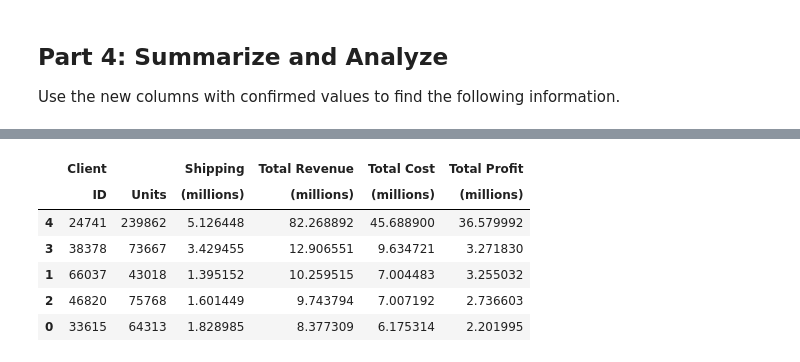
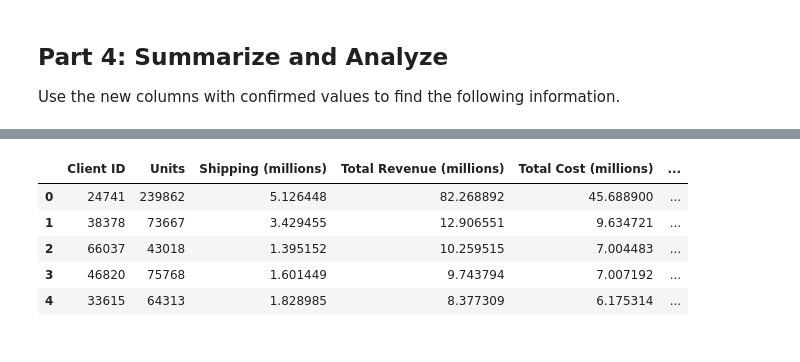
Before and after one commit to Larry-444/pandas-challenge-1, a Jupyter notebook: wholesale_data_analysis_starter_code.ipynb, the cells around one changed output, grey strips where cells are left out. Cells and saved outputs as stored; diff of their text form; code cells hidden in the pictures.

```diff
--- a/wholesale_data_analysis_starter_code.ipynb
+++ b/wholesale_data_analysis_starter_code.ipynb
@@ -130,6 +125,6 @@ print(total_units_ordered)
 Do we know that this client spent the more money than client 66037? If not, how would we find out? Transform the data using the steps below to prepare it for analysis.
 # %%
 # Create a column that calculates the subtotal for each line using the unit_price and the qty
-df['line_subtotal'] = df['unit_price'] * df['qty']
-print(df[['unit_price', 'qty', 'line_subtotal']].head(2))
+client_data_df['line_subtotal'] = client_data_df['unit_price'] * client_data_df['qty']
+client_data_df[['unit_price', 'qty', 'line_subtotal']].head(2)
 # %% [output]
@@ -139,6 +134,6 @@ print(df[['unit_price', 'qty', 'line_subtotal']].head(2))
 # %%
 # Create a column for shipping price.
-df['total_weight'] = df['unit_weight'] * df['qty']
+client_data_df['total_weight'] = client_data_df['unit_weight'] * client_data_df['qty']
 
 # Assume a shipping price of $7 per pound for orders over 50 pounds and $10 per pound for items 50 pounds or under.
 def calculate_shipping(weight):
@@ -148,8 +143,8 @@ def calculate_shipping(weight):
         return weight * 10  # $10 per pound for orders 50 pounds or under
 
 # Apply the function to create the shipping price column
-df['shipping_price'] = df['total_weight'].apply(calculate_shipping)
+client_data_df['shipping_price'] = client_data_df['total_weight'].apply(calculate_shipping)
 
 # Display the updated DataFrame with the new 'shipping_price' column
-print(df[['unit_price', 'unit_weight', 'qty', 'total_weight', 'shipping_price']].head(3))
+client_data_df[['unit_price', 'unit_weight', 'qty', 'total_weight', 'shipping_price']].head(3)
 # %% [output]
@@ -175,6 +170,8 @@ print(df[['line_subtotal', 'shipping_price', 'line_price', 'total_price']].head(
 # %%
 # Create a column for the cost of each line using unit cost, qty, and
 # shipping price (assume the shipping cost is exactly what is charged to the client).
-df['total_cost'] = (df['unit_cost'] * df['qty']) + df['shipping_price']
-print(df[['unit_cost', 'qty', 'shipping_price', 'total_cost']].head(3))
+client_data_df['line_cost'] = (client_data_df['unit_cost'] * client_data_df['qty']) + client_data_df['shipping_price']
+
+# Display the updated DataFrame with the new 'line_cost' column
+client_data_df.head(3)
 # %% [output]
@@ -185,6 +183,6 @@ print(df[['unit_cost', 'qty', 'shipping_price', 'total_cost']].head(3))
 # %%
 # Create a column for the profit of each line using line cost and line price
-df['profit'] = df['line_subtotal'] - df['total_cost']
+client_data_df['line_profit'] = client_data_df['line_price'] - client_data_df['line_cost']
 
-print(df[['line_subtotal', 'total_cost', 'profit']].head(3))
+client_data_df.head(3)
 # %% [output]
@@ -311,35 +317,13 @@ print(summary_data)
 # %%
-# Sort the updated data by "Total Profit (millions)" form highest to lowest and assign the sort to a new DatFrame.
-# Flatten MultiIndex for easier access
-summary_data.columns = summary_data.columns.map(lambda x: ' '.join(x).strip())
-
-# Convert 'Total Profit (millions)' to numeric type (it was formatted as a string earlier)
-summary_data['Total Profit (millions)'] = summary_data['Total Profit (millions)'].astype(float)
-
-# Sort the DataFrame by 'Total Profit (millions)' in descending order (highest to lowest)
-sorted_summary_data = summary_data.sort_values(by='Total Profit (millions)', ascending=False)
-
-# Format the 'Total Profit (millions)' to 6 decimal places
-sorted_summary_data['Total Profit (millions)'] = sorted_summary_data['Total Profit (millions)'].apply(lambda x: f"{x:.6f}")
-
-# Revert to original MultiIndex format for better presentation
-sorted_summary_data.columns = pd.MultiIndex.from_tuples([
-    ('Client', 'ID'),
-    ('', 'Units'),
-    ('Shipping', '(millions)'),
-    ('Total Revenue', '(millions)'),
-    ('Total Cost', '(millions)'),
-    ('Total Profit', '(millions)')
-])
-
+# Sort the updated data by "Total Profit (millions)" from highest to lowest and assign the sort to a new DatFrame.
+sorted_by_profit = summary_data.sort_values(by='Total Profit (millions)', ascending=False).reset_index(drop=True)
 
 # Display the sorted DataFrame
-sorted_summary_data
+sorted_by_profit
 # %% [output]
-|  | Client |  | Shipping | Total Revenue | Total Cost | Total Profit |
-|  | ID | Units | (millions) | (millions) | (millions) | (millions) |
-| 4 | 24741 | 239862 | 5.126448 | 82.268892 | 45.688900 | 36.579992 |
-| 3 | 38378 | 73667 | 3.429455 | 12.906551 | 9.634721 | 3.271830 |
-| 1 | 66037 | 43018 | 1.395152 | 10.259515 | 7.004483 | 3.255032 |
-| 2 | 46820 | 75768 | 1.601449 | 9.743794 | 7.007192 | 2.736603 |
-| 0 | 33615 | 64313 | 1.828985 | 8.377309 | 6.175314 | 2.201995 |
+|  | Client ID | Units | Shipping (millions) | Total Revenue (millions) | Total Cost (millions) | ... |
+| 0 | 24741 | 239862 | 5.126448 | 82.268892 | 45.688900 | ... |
+| 1 | 38378 | 73667 | 3.429455 | 12.906551 | 9.634721 | ... |
+| 2 | 66037 | 43018 | 1.395152 | 10.259515 | 7.004483 | ... |
+| 3 | 46820 | 75768 | 1.601449 | 9.743794 | 7.007192 | ... |
+| 4 | 33615 | 64313 | 1.828985 | 8.377309 | 6.175314 | ... |
```
Also changed, not shown: parts of 18 cells of this notebook, 1 other file.
